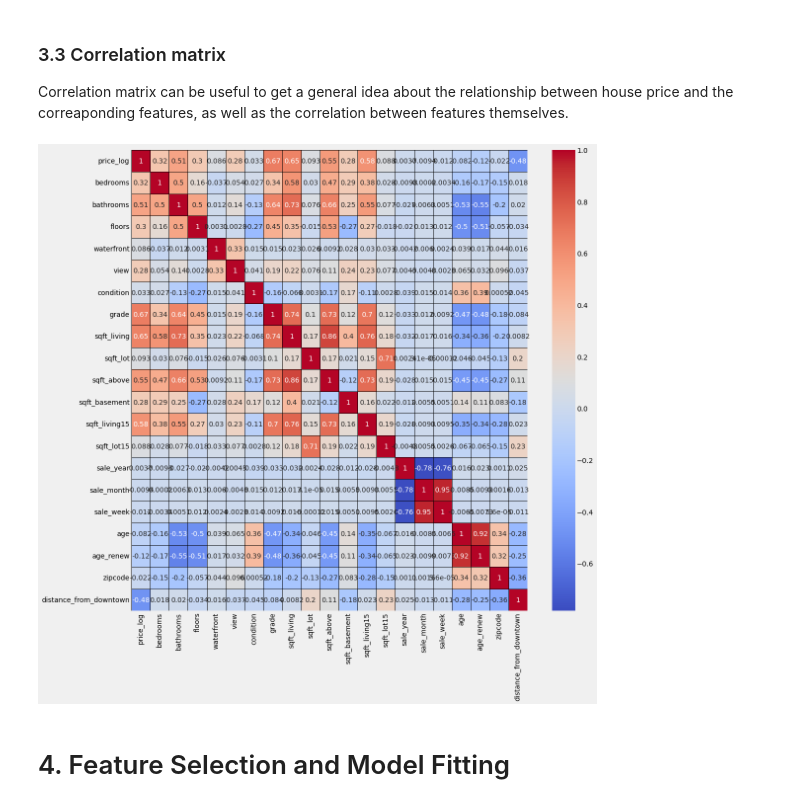
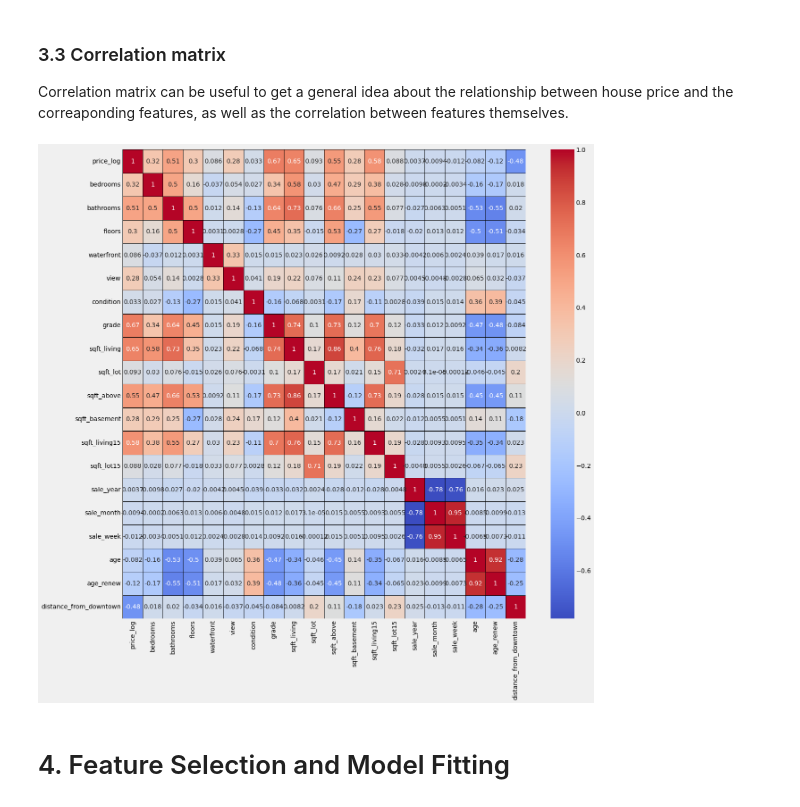
Before and after one commit to chunyanhao/Machine_Learning_Predict_House_Price, a Jupyter notebook: House_Price_Prediction.ipynb, the cells around one changed output. Drawn from its saved outputs; the diff is of its cells as text; code cells hidden in the pictures.

```diff
--- a/Predicting_housing_prices_in_King_County.ipynb
+++ b/House_Price_Prediction.ipynb
@@ -198,4 +218,4 @@ We use MinMax to reduce this effect:
 scaler = preprocessing.MinMaxScaler()
 sqft_names = ['sqft_living', 'sqft_lot', 'sqft_above', 'sqft_basement',
                             'sqft_living15', 'sqft_lot15']
-ome_sales[sqft_names] = scaler.fit_transform(home_sales[sqft_names])
+home_sales[sqft_names] = scaler.fit_transform(home_sales[sqft_names])
@@ -335,13 +353,17 @@ for feature in home_sales[features[1:]]:
 
 Correlation matrix can be useful to get a general idea about the relationship between house price and the correaponding features, as well as the correlation between features themselves.
 # %%
-corr_matrix = home_sales[features].corr()
-plt.figure(figsize = (16, 16))
+corr_features = ['price_log', 'bedrooms', 'bathrooms','floors', 'waterfront', 'view',
+                 'condition', 'grade','sqft_living', 'sqft_lot','sqft_above',
+                 'sqft_basement','sqft_living15', 'sqft_lot15','sale_year',
+                 'sale_month', 'sale_week', 'age', 'age_renew','distance_from_downtown']
+corr_matrix = home_sales[corr_features].corr()
+plt.figure(figsize = (18, 18))
 sns.heatmap(corr_matrix, annot = True, cmap = 'coolwarm', linecolor = 'black',
             linewidths = 1.0, xticklabels = True, yticklabels = True)
 plt.show()
 # %% [output]
-[figure, old version]
+[figure, new version]
 # %% [markdown]
 # 4. Feature Selection and Model Fitting
 # %%
```
Also changed, not shown: parts of 25 cells of this notebook, 1 other file.
